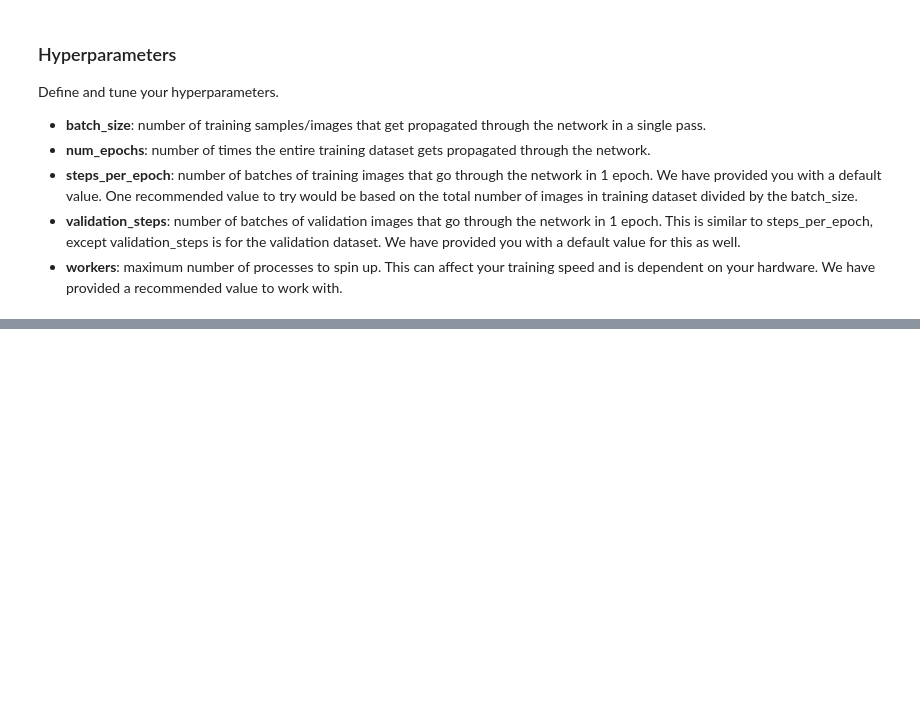
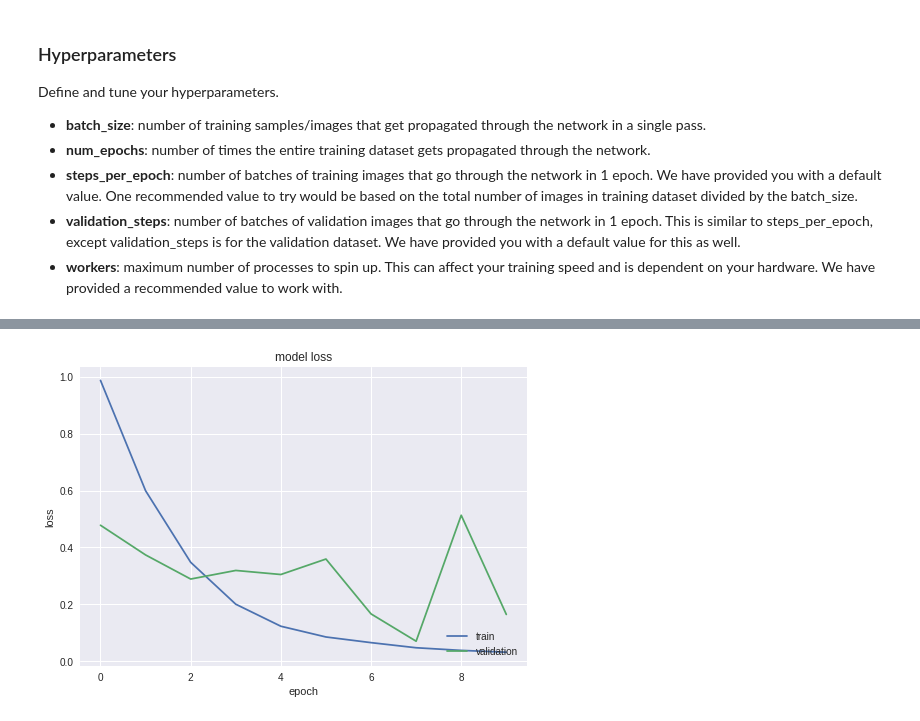
Before and after one commit to houssemjebari/UDACITY-RoboticsSoftware, a Jupyter notebook: Project 4 - Follow me/code/model_training.ipynb, the cells around one changed output, grey strips where cells are left out. Drawn from its saved outputs; the diff is of its cells as text; code cells hidden in the pictures; blank space fills up the shorter version.

```diff
--- a/Project 4 - Follow me/code/model_training.ipynb
+++ b/Project 4 - Follow me/code/model_training.ipynb
@@ -261,0 +235,44 @@ print(final_score)
+# %%
+"""
+DON'T MODIFY ANYTHING IN THIS CELL THAT IS BELOW THIS LINE
+"""
+# Train Data generators
+train_image_datagen = tf.keras.preprocessing.image.ImageDataGenerator(rescale=1./255)
+train_mask_datagen = tf.keras.preprocessing.image.ImageDataGenerator(rescale=1./255)
+seed = 1
+image_generator = train_image_datagen.flow_from_directory('/content/data/train_combined/images_train',target_size=(128,128),class_mode=None,seed=seed)
+mask_generator = train_mask_datagen.flow_from_directory('/content/data/train_combined/masks_train',target_size=(128,128),class_mode=None,seed=seed)
+train_generator = zip(image_generator, mask_generator)
+# Valid Data generators
+valid_image_datagen = tf.keras.preprocessing.image.ImageDataGenerator(rescale=1./255)
+valid_mask_datagen = tf.keras.preprocessing.image.ImageDataGenerator(rescale=1./255)
+seed = 1
+valid_image_generator = valid_image_datagen.flow_from_directory('/content/data/validation/images_validation',target_size=(128,128),class_mode=None,seed=seed)
+valid_mask_generator = valid_mask_datagen.flow_from_directory('/content/data/validation/masks_validation',target_size=(128,128),class_mode=None,seed=seed)
+
+# Zip the image and mask generators
+train_generator = zip(image_generator, mask_generator)
+valid_generator = zip(valid_image_generator,valid_mask_generator)
+
+# model and compile it for training
+model = models.Model(inputs=inputs, outputs=output_layer)
+
+model.compile(optimizer=tf.keras.optimizers.Adam(learning_rate), loss='categorical_crossentropy')
+model.summary()
+
+# Fit the Model
+history = model.fit(train_generator, epochs = num_epochs,validation_data=valid_generator,steps_per_epoch=steps_per_epoch,validation_steps=validation_steps,workers=workers)
+# %%
+import pickle
+import matplotlib.pyplot as plt
+
+plt.style.use('seaborn')
+plt.plot(history.history['loss'])
+plt.plot(history.history['val_loss'])
+plt.title('model loss')
+plt.ylabel('loss')
+plt.xlabel('epoch')
+plt.legend(['train', 'validation'], loc='lower right')
+plt.show()
+# %% [output]
+[figure, added]
```
Also changed, not shown: parts of 59 cells of this notebook.
